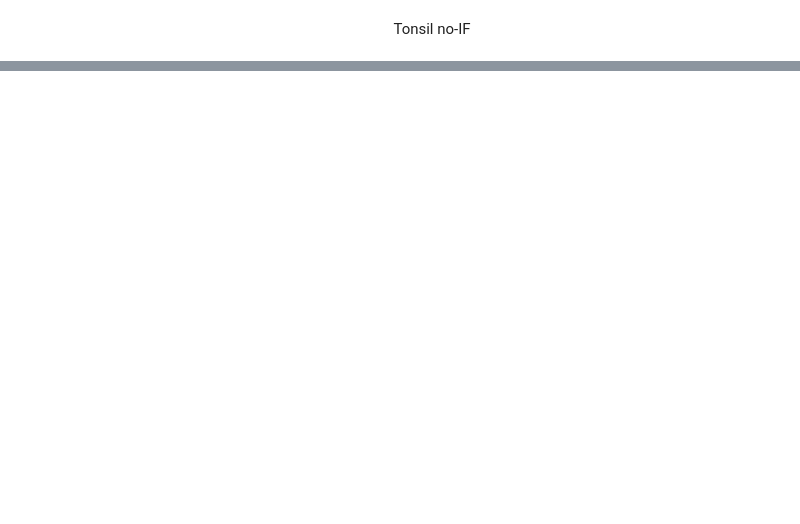
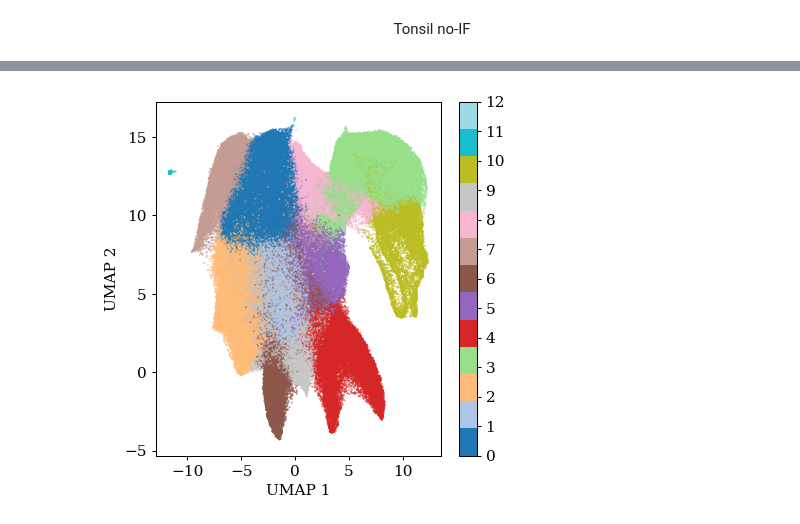
Before and after one commit to gkanfer/SpatialOmicsToolkit, a Jupyter notebook: Tonsil_integration.ipynb, the cells around one changed output, grey strips where cells are left out. Cells and saved outputs as stored; diff of their text form; code cells hidden in the pictures; blank space fills up the shorter version.

```diff
--- a/Tonsil_integration.ipynb
+++ b/Tonsil_integration.ipynb
@@ -172,0 +430,4 @@ for res in resolutions:
+# %%
+adata_concat.obsm["X_pca_before"] = adata_concat.obsm["X_pca"]
+# %%
+adata_concat.obsm["X_pca"] = ho.Z_corr.T
@@ -172,0 +459,42 @@ for res in resolutions:
+# %%
+adata_concat.obsm["X_before_umap"] = adata_concat.obsm["X_umap"]
+del adata_concat.obsm["X_umap"]
+# %%
+def plot_umap(andata,X_umap_label,column,ax,s = 0.005,paletteSel = None, specColor = None):
+    umap_coords = andata.obsm[X_umap_label]  # assuming UMAP coordinates are stored under 'X_umap'
+    seurat_clusters = andata.obs[column].astype('category')  # cluster labels under obs
+
+    # Convert the categorical clusters to numeric codes for plotting
+    cluster_codes = seurat_clusters.cat.codes
+
+    # Generate a Seaborn categorical color palette with distinct colors
+    num_clusters = len(seurat_clusters.cat.categories)
+    if paletteSel:
+        palette = plt.cm.get_cmap('Set2', num_clusters)
+    else:
+        palette = plt.cm.get_cmap('tab20', num_clusters)  # Ensure it's a discrete palette
+
+    if paletteSel:
+        palette = paletteSel
+
+    # Create a scatter plot with categorical coloring
+    scatter = ax.scatter(umap_coords[:, 0], umap_coords[:, 1], c=cluster_codes, cmap=palette, s=s)
+    ax.set_xlabel('UMAP 1')
+    ax.set_ylabel('UMAP 2')
+
+    # Add a colorbar with category labels
+    if num_clusters > 1:
+        cbar = plt.colorbar(scatter, ticks=range(num_clusters))
+        cbar.set_ticklabels(seurat_clusters.cat.categories)
+# %%
+fig, ax = plt.subplots(1, 1, figsize=(5,5))
+plt.rcParams['figure.dpi'] = 92
+plt.rcParams['font.family'] = ['serif']
+plt.rcParams['font.size'] = 12
+plt.rcParams['axes.labelsize'] = 12
+plt.rcParams['axes.titlesize'] = 12
+plt.rcParams['xtick.labelsize'] = 12
+plt.rcParams['ytick.labelsize'] = 12
+plot_umap(adata_concat,X_umap_label = "X_before_umap", column = "cluster",ax = ax,s = 0.1)
+# %% [output]
+[figure, added]
```
Also changed, not shown: parts of 32 cells of this notebook, 5 other files.
